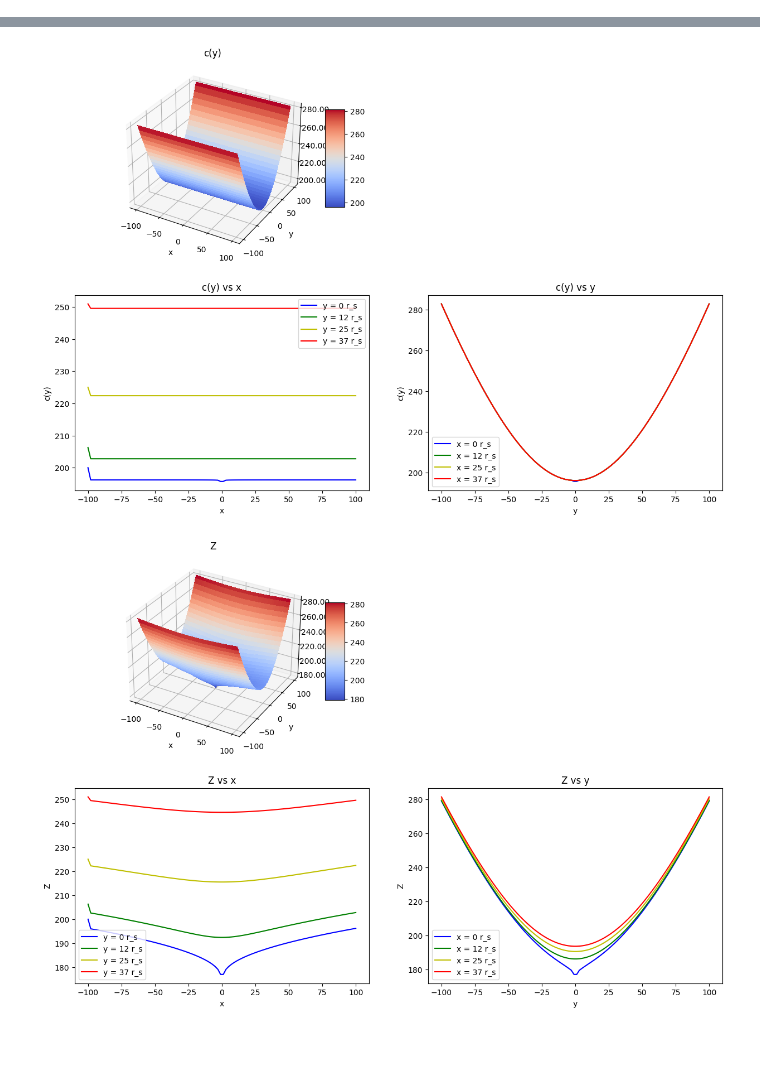
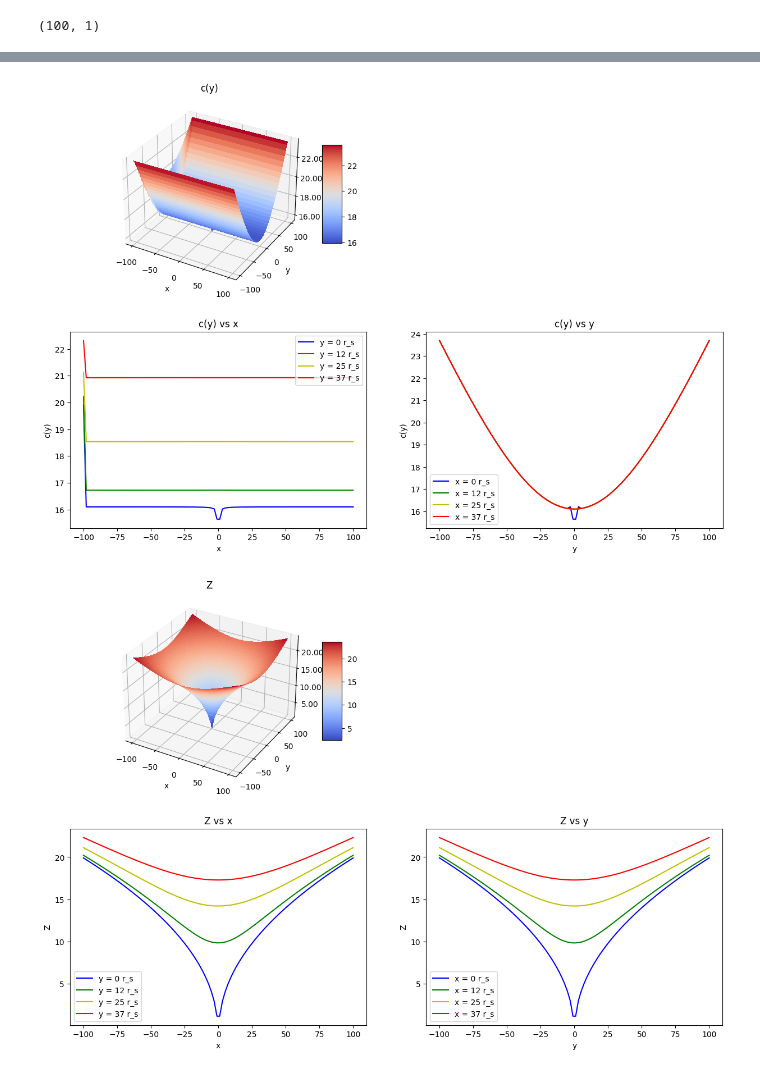
Before and after one commit to NagisaKanno/Embedding-PDE-beta, a Jupyter notebook: copy_embedding_pde_Mar19.ipynb, the cells around one changed output, grey strips where cells are left out. Cells and saved outputs as stored; diff of their text form; code cells hidden in the pictures; blank space fills up the shorter version.

```diff
--- a/copy_embedding_pde_Mar19.ipynb
+++ b/copy_embedding_pde_Mar19.ipynb
@@ -5,9 +5,8 @@ from matplotlib import cm
 from scipy.integrate import cumulative_trapezoid
 from scipy.integrate import trapezoid
 
-# metric
-
-## Schwarzchild
+### metric
+# Schwarzchild
 def g_xx(x, y):
     r = np.sqrt(x**2 + y**2)
     return 1 + ((rs * x**2) / (r**2 * (r - rs)))
@@ -18,8 +17,7 @@ def g_xy(x, y):
     r = np.sqrt(x**2 + y**2)
     return 1 + ((rs * x*y) / (r**2 * (r - rs)))
 
-'''
-## Morris_Thorne Wormhole
+''' Morris_Thorne Wormhole
 def b_r(r):
     return 0.5
 def g_xx(x, y):
@@ -32,38 +30,47 @@ def g_yy(x, y):
     return 1 + (y**2 * rb) / (r**2 * (r - rb))
 '''
 
-# embedding pde's
+
+### embedding pde's
 def partial_x_Z(x, y):
     return np.sign(x) * np.sqrt(g_xx(x, y) - 1)
 def partial_y_Z(x, y):
     return np.sign(y) * np.sqrt(g_yy(x, y) - 1)
 
+
+### set-up
 # constants (change if need)
 rs = 1
 x_start, x_end = -100*rs, 100*rs
 y_start, y_end = -100*rs, 100*rs
 n_steps = 100
-# more constants
-delta_x, delta_y = (x_end - x_start) / (n_steps-1), (y_end - y_start) / (n_steps-1)
-
 # coordinates
 x_axis = np.linspace(x_start, x_end, n_steps)
 y_axis = np.linspace(y_start, y_end, n_steps)
 x_meshed, y_meshed = np.meshgrid(x_axis, y_axis)
 R = np.sqrt(x_meshed**2 + y_meshed**2)
-
-## creating a 2d np array to copy later on
+# more constants
+delta_x, delta_y = (x_end - x_start) / (n_steps-1), (y_end - y_start) / (n_steps-1)
+boundary_condition = 2*np.sqrt(R[:,0:1] - 1)
+# creating a 2d np array to copy later on
 grid = np.zeros((y_axis.size, x_axis.size))
 
-## calculating a(x,y) and b(x,y)
+print(boundary_condition.shape)
+
+
+### Calculation of Z
+# calculating a(x,y) and b(x,y)
 a = np.where(R<=1.1*rs, 0, partial_x_Z(x_meshed, y_meshed))
 b = np.where(R<=1.1*rs, 0, partial_y_Z(x_meshed, y_meshed))
-
 
 # calculating A: cumulative integral
 A = cumulative_trapezoid(a, x=x_axis, axis=1, initial=0)
 
+# calculating Z
+Z = A + boundary_condition
 
+
+### checking c(y)'s x-independence
 # calculating partial A
 partial_y_A = grid.copy()
 
@@ -73,26 +80,18 @@ partial_y_A[0,:] = (A[1,:] - A[0,:]) / delta_y
 
 partial_y_A[-1,:] = (A[-1,:] - A[-2,:]) / delta_y
 
-
-# calculating d/dy[c(y)]
+#calculating d/dy[c(y)]
 dc_dy = b - partial_y_A
 
+# calculating c(y) to check its x-independence: cumulative integral
+c_check = np.copy(grid)
+c_check[:,0:1] = boundary_condition
 
-# calculating c(y): cumulative integral
-boundary_condition = 2*np.sqrt(R[:,0:1]**2 - 1)
-c_grid = np.copy(grid)
-c_grid[:,0:1] = boundary_condition
-
-c_grid[:,1:] = np.where(R[:,1:]<=1.1*rs, 0, c_grid[:,0:1] + cumulative_trapezoid(dc_dy, x=y_axis, axis=0, initial=0)[:,1:])
+c_check[:,1:] = np.where(R[:,1:]<=1.1*rs, 0, c_check[:,0:1] + cumulative_trapezoid(dc_dy, x=y_axis, axis=0, initial=0)[:,1:])
 
 
-# evaluating Z
-Z = A + c_grid
-
-
-
-
-# plotting
+### plotting
+# the function
 def plot_3d_and_slice(surface, surface_name):
     num_slices = 4
 
@@ -101,45 +100,47 @@ def plot_3d_and_slice(surface, surface_name):
     ax_slicex = fig.add_subplot(223)
     ax_slicey = fig.add_subplot(224)
 
+    # from matplotlib example (modified)
     surf = ax_3d.plot_surface(x_meshed, y_meshed, surface, cmap=cm.coolwarm, linewidth=0, antialiased=False)
     ax_3d.zaxis.set_major_formatter('{x:.02f}')
     fig.colorbar(surf, shrink=0.5, aspect=5)
     ax_3d.set(xlabel='x', ylabel='y', title=surface_name)
 
     color = ['b', 'g', 'y' , 'r']
     while len(color) < num_slices:
         color.append['r']
 
     for i in range(num_slices):
          ax_slicex.plot(x_axis, surface[int(len(surface)*(1/2 + i/2/num_slices))], color[i], label=f'y = {int(100*i/2/num_slices)} r_s')
          ax_slicex.set(xlabel='x', ylabel=surface_name, title=f'{surface_name} vs x')
          ax_slicey.plot(y_axis, surface[:,int(len(surface)*(1/2 + i/2/num_slices))], color[i], label=f'x = {int(100*i/2/num_slices)} r_s')
          ax_slicey.set(xlabel='y', ylabel=surface_name, title=f'{surface_name} vs y')
     ax_slicex.legend()
     ax_slicey.legend()
 
     plt.tight_layout
     plt.show()
     return None
-## a
+# a
 plot_3d_and_slice(a, 'a')
-## b
+# b
 plot_3d_and_slice(b, 'b')
-## A
+# A
 plot_3d_and_slice(A, 'A')
-## partial_y_A
+# partial_y_A
 plot_3d_and_slice(partial_y_A, 'A_y')
-## dc_dy
+# dc_dy
 plot_3d_and_slice(dc_dy, 'dc/dy')
-## c(y)
-plot_3d_and_slice(c_grid, 'c(y)')
-## Z
+# c(y)
+plot_3d_and_slice(c_check, 'c(y)')
+# Z
 plot_3d_and_slice(Z, 'Z')
 # %% [output]
+(100, 1)
 [figure]
 [figure]
 [figure]
 [figure]
 [figure]
-[figure, old version]
+[figure, new version]
-[figure, old version]
+[figure, new version]
```
